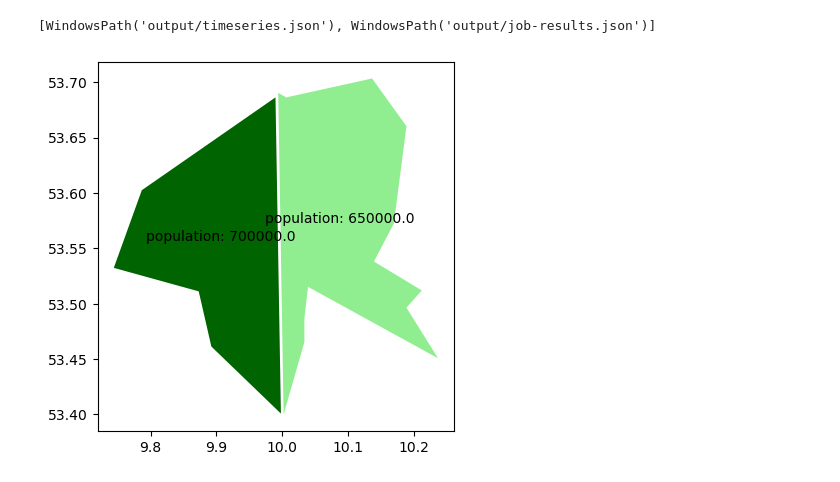
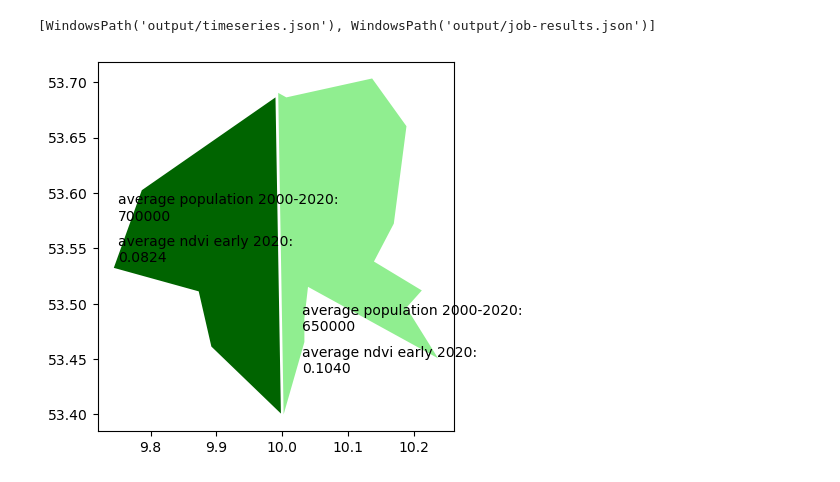
Before and after one commit to xcube-dev/xcube-geodb-openeo, a Jupyter notebook: notebooks/geoDB-openEO_use_case_2.ipynb, the cells around one changed output. Drawn from its saved outputs; the diff is of its cells as text; code cells hidden in the pictures.

```diff
--- a/notebooks/geoDB-openEO_use_case_2.ipynb
+++ b/notebooks/geoDB-openEO_use_case_2.ipynb
@@ -32,7 +45,7 @@ olci = cdse.load_collection("SENTINEL3_OLCI_L1B",
 olci_ndvi = olci.ndvi(nir="B17", red="B08")
 ndvi_temp_agg = olci_ndvi.aggregate_temporal([["2020-01-01T00:00:00.000Z", "2020-01-05T00:00:00.000Z"]], 'median')
 # %%
-with open('./hamburg_agg.json') as f:
+with open('./hamburg_mean.json') as f:
     geometries = json.load(f)
 ndvi_final = ndvi_temp_agg.aggregate_spatial(geometries, openeo.processes.ProcessBuilder.mean)
 # %%
@@ -62,18 +75,25 @@ with open(str(result_file)) as f:
 ndvi = list([v[0] for v in aggregated_ndvi[list(aggregated_ndvi.keys())[0]]])
 # %%
 import geopandas
-gdf = geopandas.read_file('./hamburg_agg.json')
+gdf = geopandas.read_file('./hamburg_mean.json')
 gdf['ndvi'] = ndvi
 # %%
 import matplotlib.pyplot as plt
 gdf['color'] = ['#006400', '#90EE90']
 gdf.plot(legend=True, color=gdf['color'])
 va = ['bottom', 'top']
 for idx, row in gdf.iterrows():
-    plt.annotate('population: ' + str(row['population']), xy=row['geometry'].centroid.coords[0],
-                 horizontalalignment='center', verticalalignment=va[idx])
+    coords = {0: (9.75, 53.6),
+              1: (10.03, 53.5)}
+    plt.annotate('average population 2000-2020:\n' + str(int((row['population']))), xy=coords[idx],
+                 horizontalalignment='left', verticalalignment='top')
+for idx, row in gdf.iterrows():
+    coords = {0: (9.75, 53.535),
+              1: (10.03, 53.435)}
+    plt.annotate('average ndvi early 2020:\n' + f'{row["ndvi"]:.4f}', xy=coords[idx],
+                 horizontalalignment='left', verticalalignment='bottom')
 # %% [output]
-[figure, old version]
+[figure, new version]
 # %%
 gc = openeo.connect('http://localhost:8080')
 vc = gc.load_collection('openeo~hamburg')
```
Also changed, not shown: parts of 2 cells of this notebook, 7 other files.
